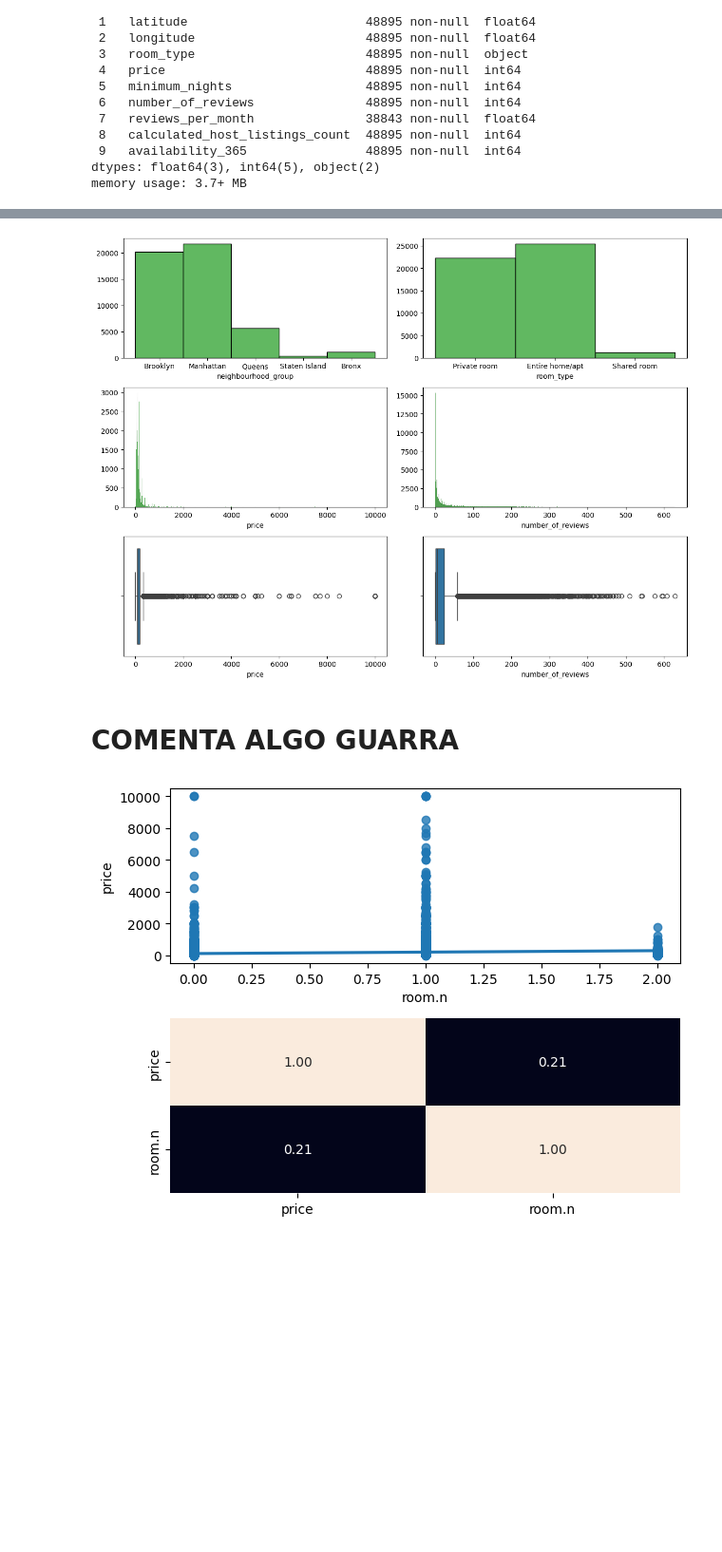
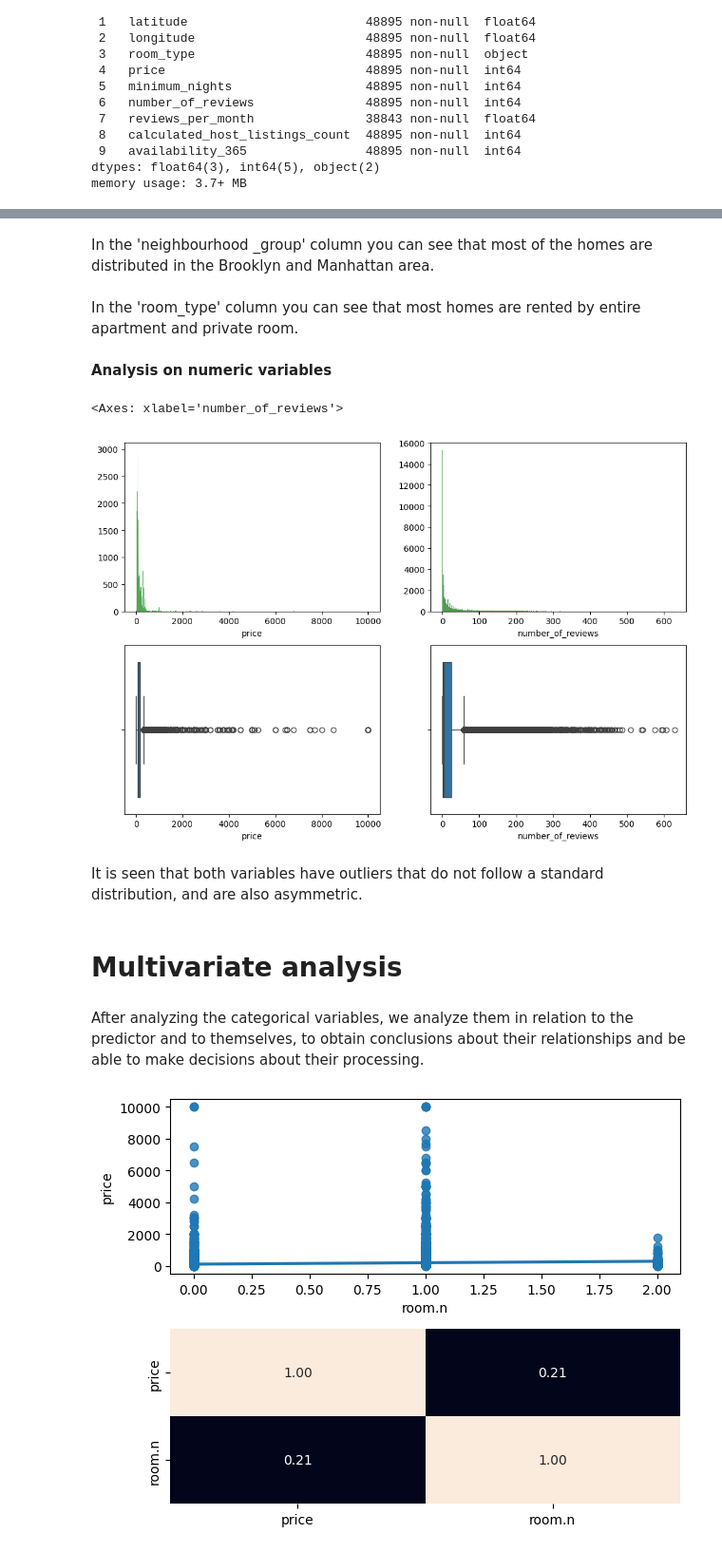
Before and after one commit to Yakondra/eda-repository-, a Jupyter notebook: src/explore.ipynb, the cells around one changed output, grey strips where cells are left out. Shown at 95% size. Saved outputs shown, nothing was run; the diff lists cells and outputs as text; code cells hidden in the pictures; blank space fills up the shorter version.

```diff
--- a/src/explore.ipynb
+++ b/src/explore.ipynb
@@ -111,20 +139,24 @@ No se encuentran duplicados en este dataset, después de eliminar las columnas q
+# %% [markdown]
+In the 'neighbourhood _group' column you can see that most of the homes are distributed in the Brooklyn and Manhattan area.
+# %% [markdown]
+In the 'room_type' column you can see that most homes are rented by entire apartment and private room.
+# %% [markdown]
+**Analysis on numeric variables**
 # %%
-import matplotlib.pyplot as plt
-import seaborn as sns
+fig, axis = plt.subplots(2, 2, figsize = (12, 8))
+#sns.set(style="white")
 
-fig, axis = plt.subplots(3, 2, figsize = (12, 9))
-#sns.set(style="white")
-sns.histplot(ax = axis[0, 0], data= dt_nio, x = 'neighbourhood_group', color = 'C2').set(ylabel = None)
-sns.histplot(ax = axis[0, 1], data= dt_nio, x = 'room_type', color = 'C2').set(ylabel = None)
-sns.histplot(ax = axis[1, 0], data= dt_nio, x = 'price', color = 'C2').set(ylabel = None)
-sns.boxplot(ax = axis[2, 0], data = dt_nio, x = 'price')
-sns.histplot(ax = axis[1, 1], data= dt_nio, x = 'number_of_reviews', color = 'C2').set(ylabel = None)
-sns.boxplot(ax = axis[2, 1], data = dt_nio, x = 'number_of_reviews')
-
-plt.tight_layout()
-plt.show()
+sns.histplot(ax = axis[0, 0], data= dt_nio, x = 'price', color = 'C2').set(ylabel = None)
+sns.boxplot(ax = axis[1, 0], data = dt_nio, x = 'price')
+sns.histplot(ax = axis[0, 1], data= dt_nio, x = 'number_of_reviews', color = 'C2').set(ylabel = None)
+sns.boxplot(ax = axis[1, 1], data = dt_nio, x = 'number_of_reviews')
 # %% [output]
+<Axes: xlabel='number_of_reviews'>
-[figure, old version]
+[figure, new version]
-# %% [markdown]
-# COMENTA ALGO GUARRA
+# %% [markdown]
+It is seen that both variables have outliers that do not follow a standard distribution, and are also asymmetric.
+# %% [markdown]
+# Multivariate analysis
+# %% [markdown]
+After analyzing the categorical variables, we analyze them in relation to the predictor and to themselves, to obtain conclusions about their relationships and be able to make decisions about their processing.
 # %%
```
Also changed, not shown: parts of 23 cells of this notebook, 2 other files.
